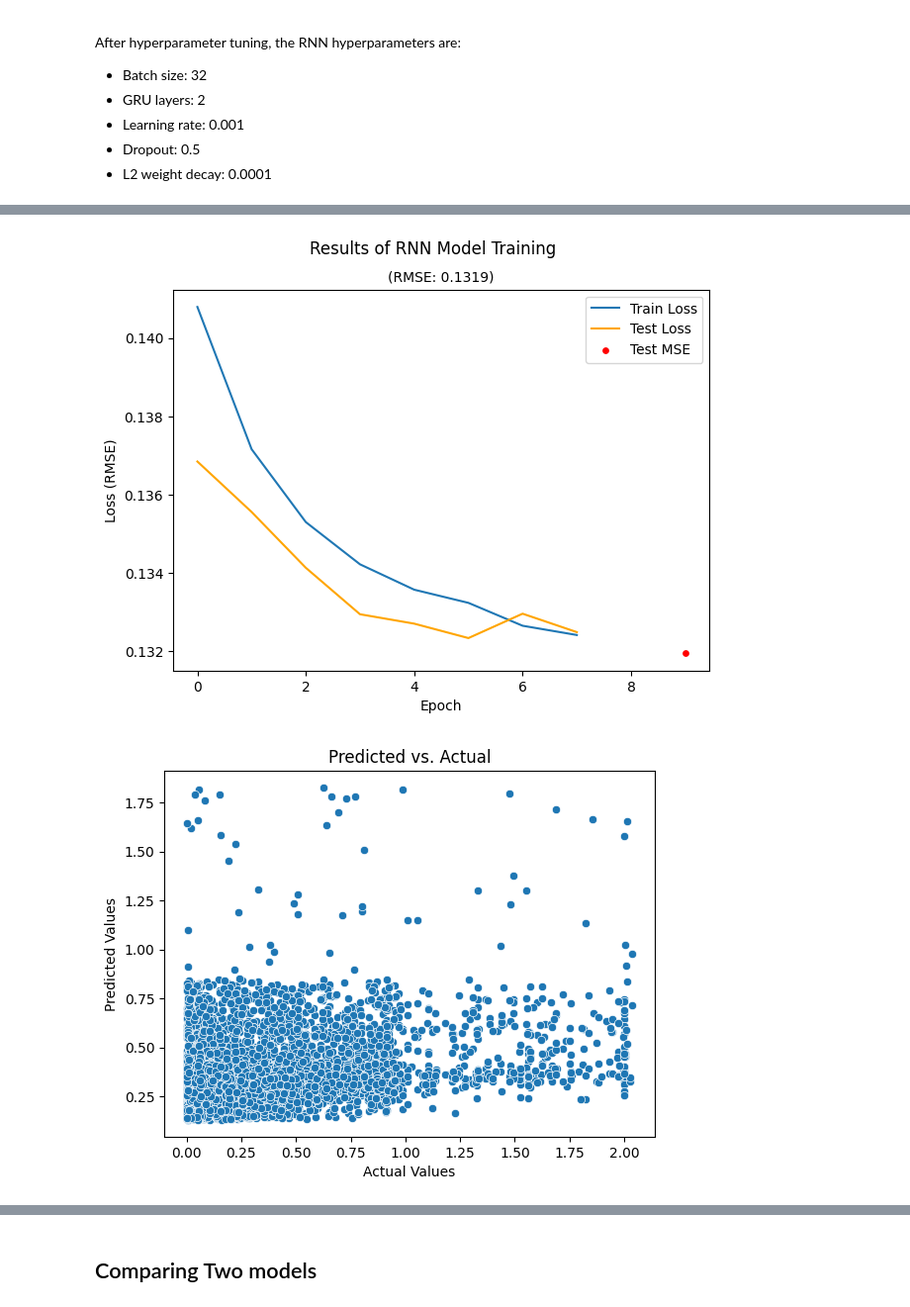
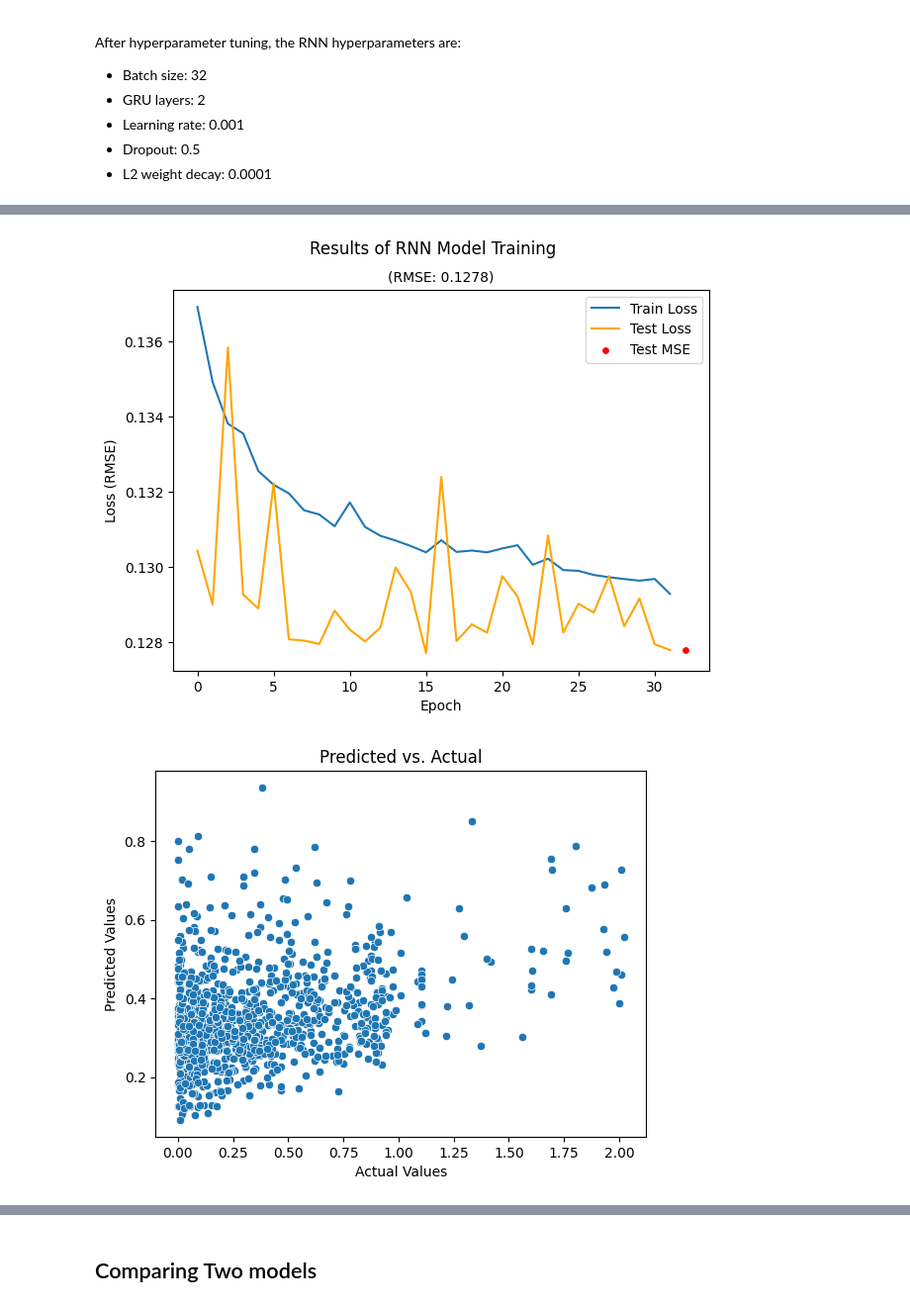
Before and after one commit to zybecker/DS-5500, a Jupyter notebook: RNN_Model/NN_final_models.ipynb, the cells around one changed output, grey strips where cells are left out. Shown at 99% size. Cells and saved outputs as stored; diff of their text form; code cells hidden in the pictures.

```diff
--- a/RNN_Model/NN_final_models.ipynb
+++ b/RNN_Model/NN_final_models.ipynb
@@ -314,14 +300,12 @@ class BaseballRNN(torch.nn.Module):
         self.rnn1 = nn.GRU(self.hidden_size, self.hidden_size, batch_first=True, num_layers=self.n_layers, dropout=self.rnn_dropout, bidirectional=False)
         # Dropout layer after last GRU layer
         self.layernorm = nn.LayerNorm(self.hidden_size)
-        self.dropout = nn.Dropout(self.rnn_dropout)
-        # Fully connected layer
-        self.fc1 = nn.Linear(self.hidden_size, 32)  # fixed number of neurons in the linear layer
         # Output layer
-        self.fc_out = nn.Linear(32, output_size)
+        self.fc_out = nn.Linear(self.hidden_size, output_size)
 
         # RELU
-        self.relu = nn.ReLU()
+        self.relu = nn.LeakyReLU(negative_slope=0.02)
+        self.dropout = nn.Dropout(self.rnn_dropout)
 
     def _init_hidden(self, batch_size, device):
         """Initialize the hidden state for the GRU."""
@@ -332,8 +316,7 @@ class BaseballRNN(torch.nn.Module):
         elif self.hidden_init == 'xavier':
             h0 = torch.zeros(self.n_layers, batch_size, self.hidden_size, device=device)
             nn.init.xavier_uniform_(h0)
-        else:
-            raise ValueError(f"Unsupported hidden_init: {self.hidden_init}")
+        else: raise ValueError(f"Unsupported hidden_init: {self.hidden_init}")
         return h0
 
     def forward(self, x):
@@ -342,22 +325,16 @@ class BaseballRNN(torch.nn.Module):
 
         # Pre RNN Linear Layer
         x = self.relu(self.fc_in(x))
+        x = self.dropout(x)
 
         # Send through RNN
-        #residual = x
         out, hidden = self.rnn1(x, h0)
-        #out = out + residual  # Residual connection
         # Get output of the last time step
         out = out[:, -1, :]  # (batch_size, seq_len, hidden_size)
         out = self.layernorm(out)
-        out = self.dropout(out)
-
-        # Send through fully connected layers
-        out = self.relu(self.fc1(out))
-        out = self.dropout(out) #+ out
 
         # Output layer
-        out = self.fc_out(out)
+        out = self.relu(self.fc_out(out))
 
         return out.squeeze()
 # %%
@@ -372,7 +349,7 @@ valid_dataloader = DataLoader(valid_dataset, batch_size=batch_size, shuffle=True
 # Create model object
 input_size = train_dataloader.dataset[0][0].size()[1]
 baseball_rnn = BaseballRNN(input_size=input_size, output_size=1, hidden_size=128,
-                                n_layers=5, hidden_init='rand', rnn_dropout=0.33).to(DEVICE)
+                                n_layers=2, hidden_init='xavier', rnn_dropout=0.33).to(DEVICE)
 
 # Print trainable parameters
 trainable_params = sum(p.numel() for p in baseball_rnn.parameters() if p.requires_grad)
@@ -385,17 +362,22 @@ early_stopper = EarlyStopping(patience=early_stop_patience, min_delta=0.0001)
 # Training
 rnn_log = []
 rnn_eval_log = []
+rnn_grads = []
 
 # Training loop
 pbar = tqdm(range(num_epochs), desc="Training MLP")
 for epoch in pbar:
     # Get average loss over batches for training
-    avg_train_loss = train_model(baseball_rnn, optimizer, train_dataloader, DEVICE, loss_fn='MSE', grad_clip=1.0)
+    avg_train_loss = train_model(baseball_rnn, optimizer, train_dataloader, DEVICE, loss_fn='MSE', grad_clip=None)
     rnn_log.append(avg_train_loss)
 
     # Validation loss
     avg_valid_loss = evaluate_model(model=baseball_rnn, data_loader=valid_dataloader, device=DEVICE, loss_fn='MSE')
     rnn_eval_log.append(avg_valid_loss)
+
+    # Track gradients across training
+    grads = {n:p.grad.cpu() for n, p in baseball_rnn.named_parameters()}
+    rnn_grads.append(grads)
 
     # Early Stopping
     early_stopper(avg_valid_loss)
@@ -404,6 +386,5 @@ for epoch in pbar:
         break
 
     # Update progress bar
-    #'LR': current_lr[0],
     pbar.set_postfix({'Train loss': avg_train_loss, 'Validation loss': avg_valid_loss, 'ES Counter': early_stopper.counter})
 # %% [output]
@@ -435,22 +416,22 @@ plt.suptitle("Results of RNN Model Training")
 plt.title(f"(RMSE: {rnn_test_MSE:.4})", size=10)
 plt.ylabel('Loss (RMSE)')
 plt.xlabel('Epoch')
-plt.plot(rnn_log[2:], label='Train Loss')
-plt.plot(rnn_eval_log[2:], label='Test Loss', color='orange')
-plt.scatter(x=epoch-1, y=rnn_test_MSE, color='r', label="Test MSE", s=15)
+plt.plot(rnn_log[:], label='Train Loss')
+plt.plot(rnn_eval_log[:], label='Test Loss', color='orange')
+plt.scatter(x=len(rnn_log)-1, y=rnn_test_MSE, color='r', label="Test MSE", s=15)
 plt.legend()
 plt.show()
 # %% [output]
-[figure, old version]
+[figure, new version]
 # %%
 # Plot predicted vs. actual
 plt.title("Predicted vs. Actual")
 plt.ylabel("Predicted Values")
 plt.xlabel("Actual Values")
-sns.scatterplot(x=rnn_targets, y=rnn_predictions)
+sns.scatterplot(x=rnn_targets[0:1000], y=rnn_predictions[0:1000])
 plt.show()
 # %% [output]
-[figure, old version]
+[figure, new version]
 # %%
 # Plot residuals
 plt.title("Residuals Plot")
```
Also changed, not shown: parts of 19 cells of this notebook, 1 other file.
